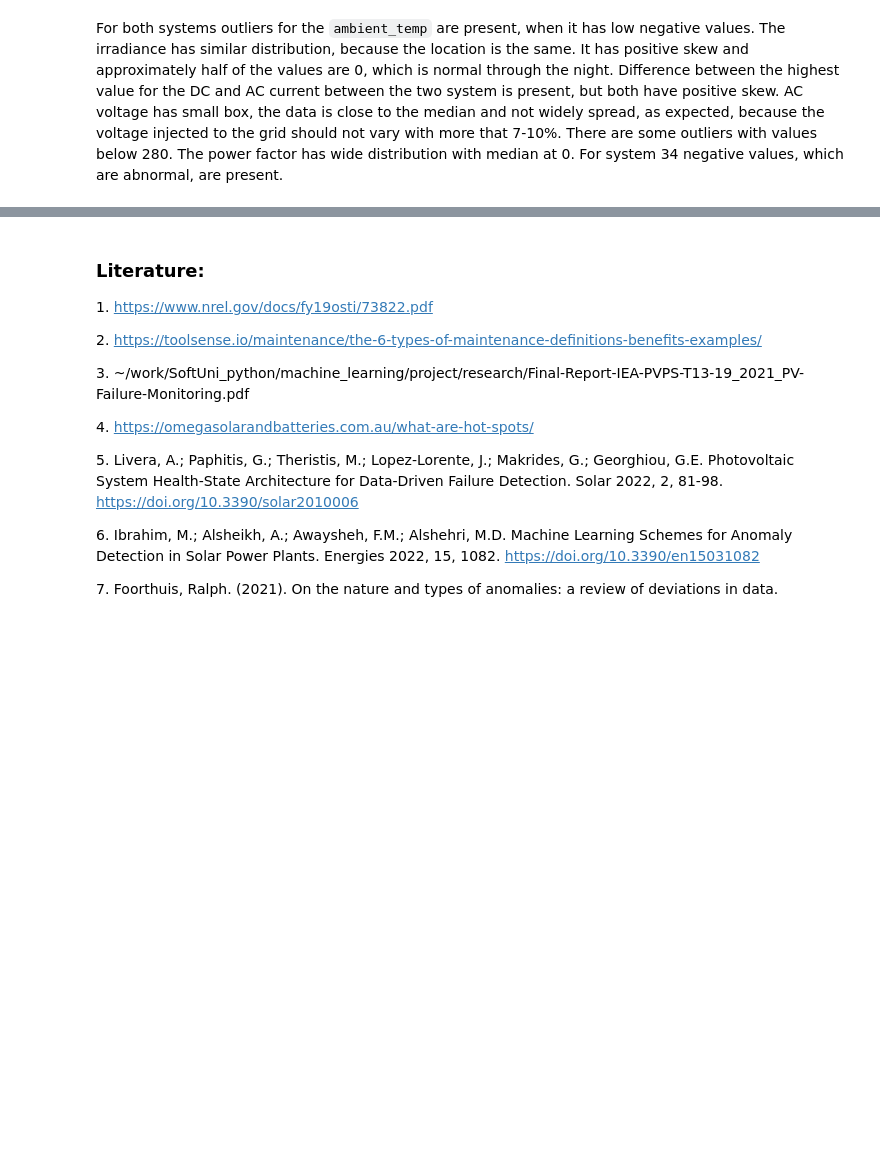
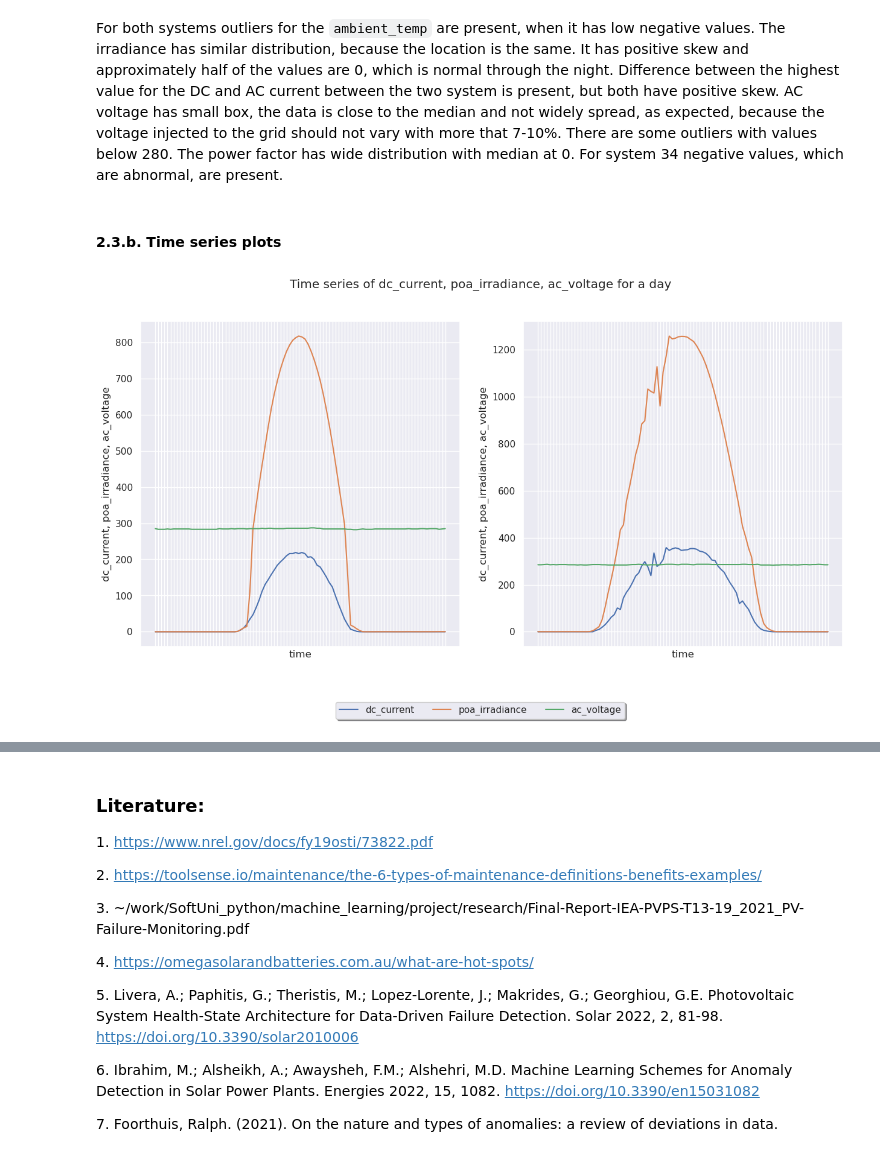
Before and after one commit to Ivelina-Z/Anomaly-detection-in-PV-system, a Jupyter notebook: Anomaly_detection_PV_system.ipynb, the cells around one changed output, grey strips where cells are left out. Drawn from its saved outputs; the diff is of its cells as text; code cells hidden in the pictures; blank space fills up the shorter version.

Commit message:
EDA - time series

```diff
--- a/Anomaly_detection_PV_system.ipynb
+++ b/Anomaly_detection_PV_system.ipynb
@@ -261,3 +261,16 @@ cf.subplot_boxplots(system_1276_data, columns_to_plot, system_id=1276)
 [figure]
 # %% [markdown]
 For both systems outliers for the `ambient_temp` are present, when it has low negative values. The irradiance has similar distribution, because the location is the same. It has positive skew and approximately half of the values are 0, which is normal through the night. Difference between the highest value for the DC and AC current between the two system is present, but both have positive skew. AC voltage has small box, the data is close to the median and not widely spread, as expected, because the voltage injected to the grid should not vary with more that 7-10%. There are some outliers with values below 280. The power factor has wide distribution with median at 0. For system 34 negative values, which are abnormal, are present.
+# %% [markdown]
+#### 2.3.b. Time series plots
+# %%
+features=['dc_current','poa_irradiance', 'ac_voltage']
+fig, (ax1, ax2) = plt.subplots(1, 2)
+fig.suptitle(f'Time series of {", ".join(features)} for a day')
+cf.plot_day(system_34_data, date(2013, 12, 21), features, ax=ax1)
+cf.plot_day(system_34_data, date(2013, 6, 21), features, ax=ax2)
+fig.legend(features, loc='upper center', bbox_to_anchor=(0.5, -0.01),
+            fancybox=True, shadow=True, ncol=3)
+plt.show()
+# %% [output]
+[figure, added]
```
Also changed, not shown: parts of 3 cells of this notebook.
